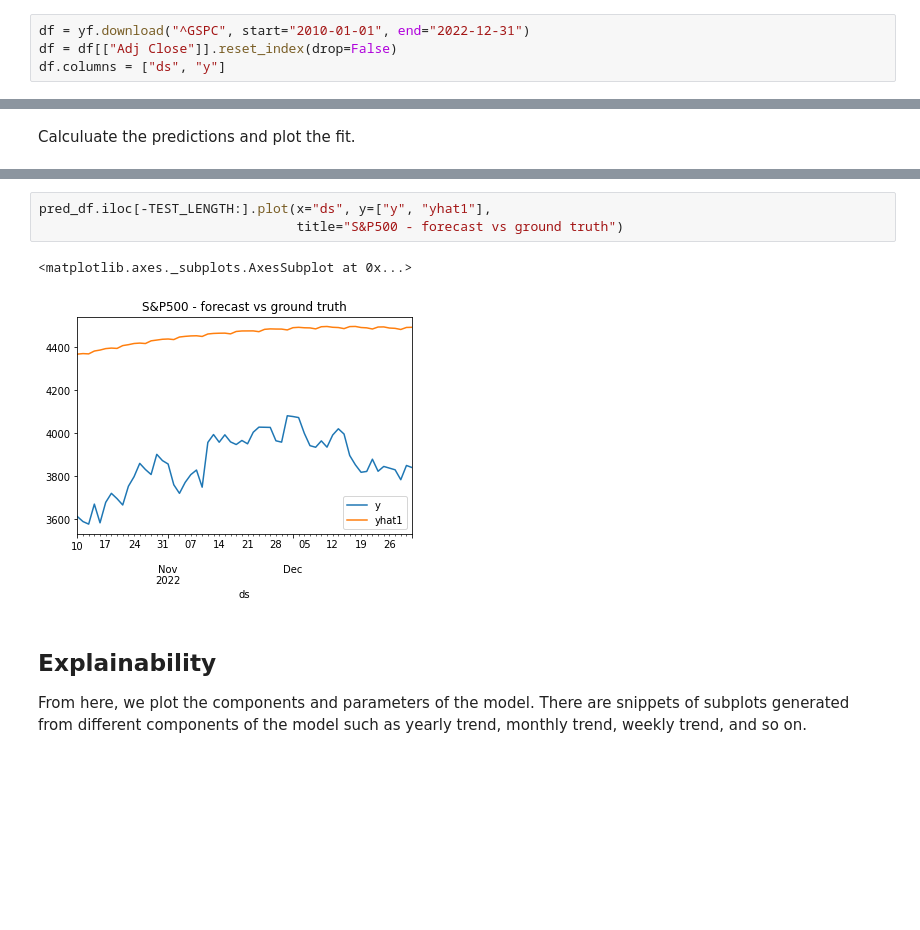
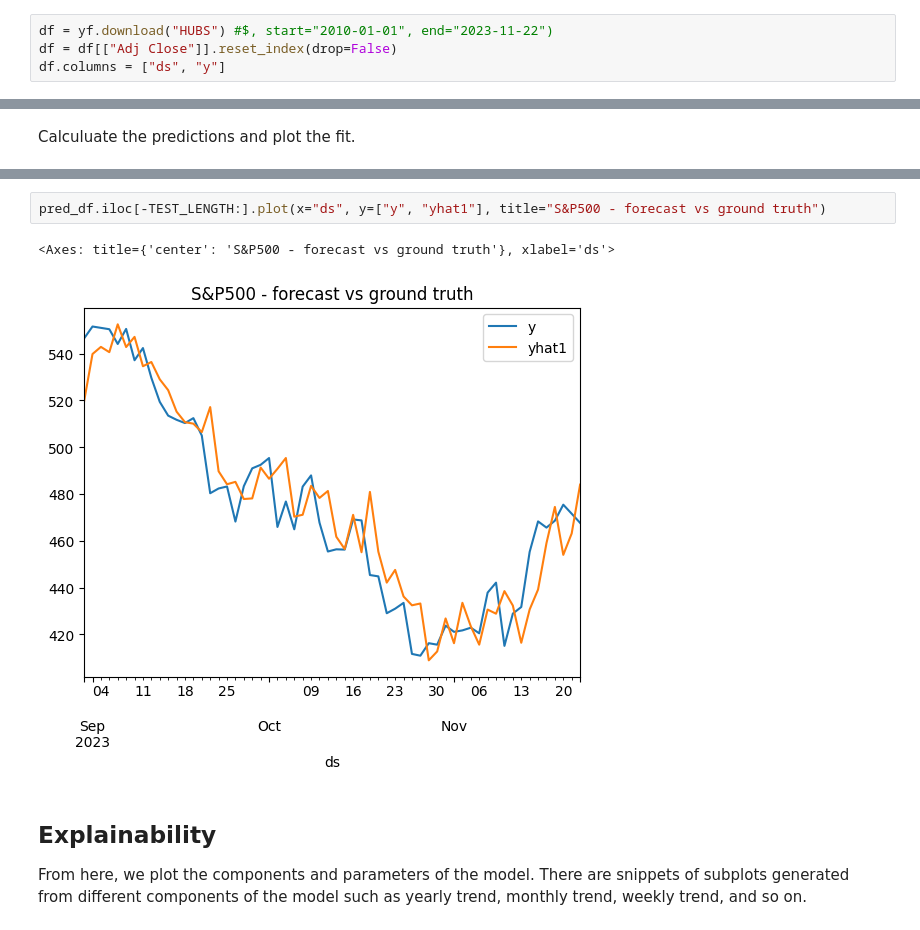
Before and after one commit to yiqiao-yin/WYNAssociates, a Jupyter notebook: docs/ref-deeplearning/ex16b - use neuralprophet to forecast stock price.ipynb, the cells around one changed output, grey strips where cells are left out. Cells and saved outputs as stored; diff of their text form; blank space fills up the shorter version.

```diff
--- a/docs/ref-deeplearning/ex16b - use neuralprophet to forecast stock price.ipynb
+++ b/docs/ref-deeplearning/ex16b - use neuralprophet to forecast stock price.ipynb
@@ -31,7 +36,7 @@ from neuralprophet.utils import set_random_seed
 # %% [markdown]
 Download the historical prices of the S&P500 index and prepare the DataFrame for modeling with NeuralProphet:
 # %%
-df = yf.download("^GSPC", start="2010-01-01", end="2022-12-31")
+df = yf.download("HUBS") #$, start="2010-01-01", end="2023-11-22")
 df = df[["Adj Close"]].reset_index(drop=False)
 df.columns = ["ds", "y"]
 # %% [output]
@@ -247,9 +314,8 @@ INFO:NP.df_utils:Returning df with no ID column
 # %%
-pred_df.iloc[-TEST_LENGTH:].plot(x="ds", y=["y", "yhat1"],
-                                 title="S&P500 - forecast vs ground truth")
+pred_df.iloc[-TEST_LENGTH:].plot(x="ds", y=["y", "yhat1"], title="S&P500 - forecast vs ground truth")
 # %% [output]
-<matplotlib.axes._subplots.AxesSubplot at 0x...>
+<Axes: title={'center': 'S&P500 - forecast vs ground truth'}, xlabel='ds'>
-[figure, old version]
+[figure, new version]
 # %% [markdown]
 ## Explainability
 
```
Also changed, not shown: parts of 23 cells of this notebook, 1 other file.
